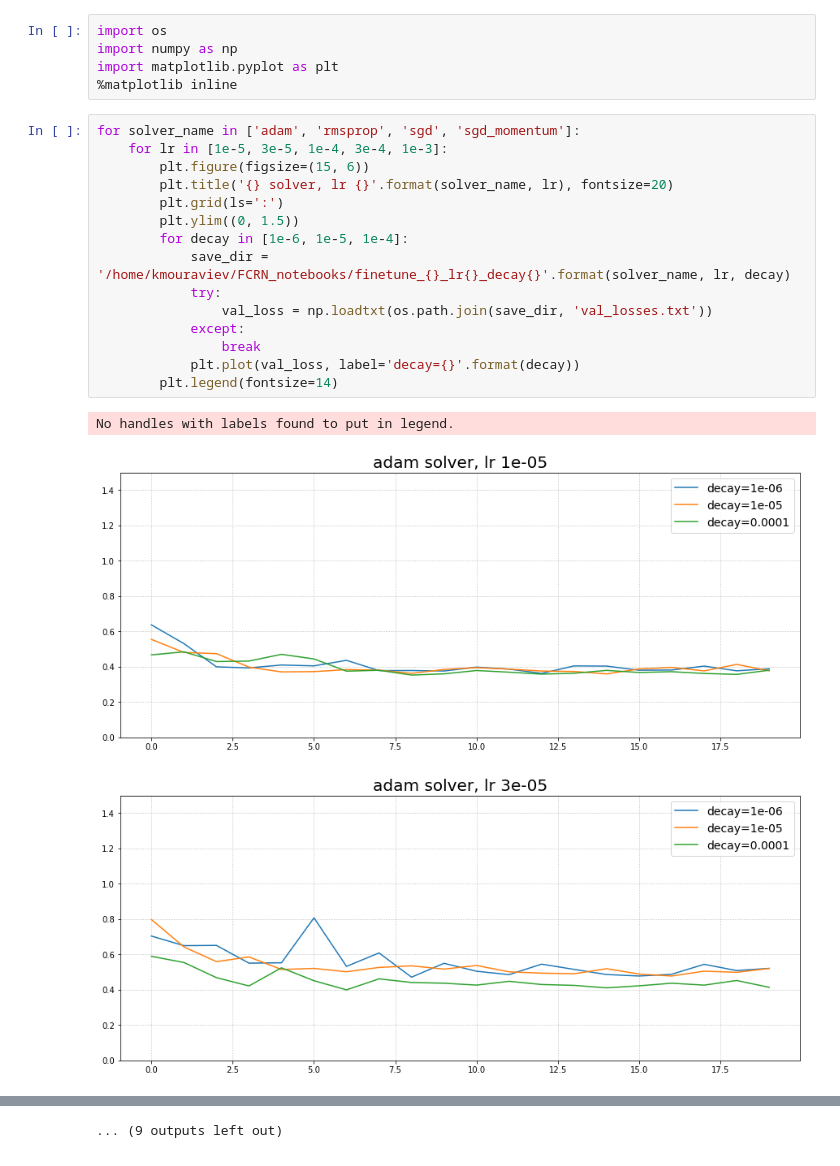
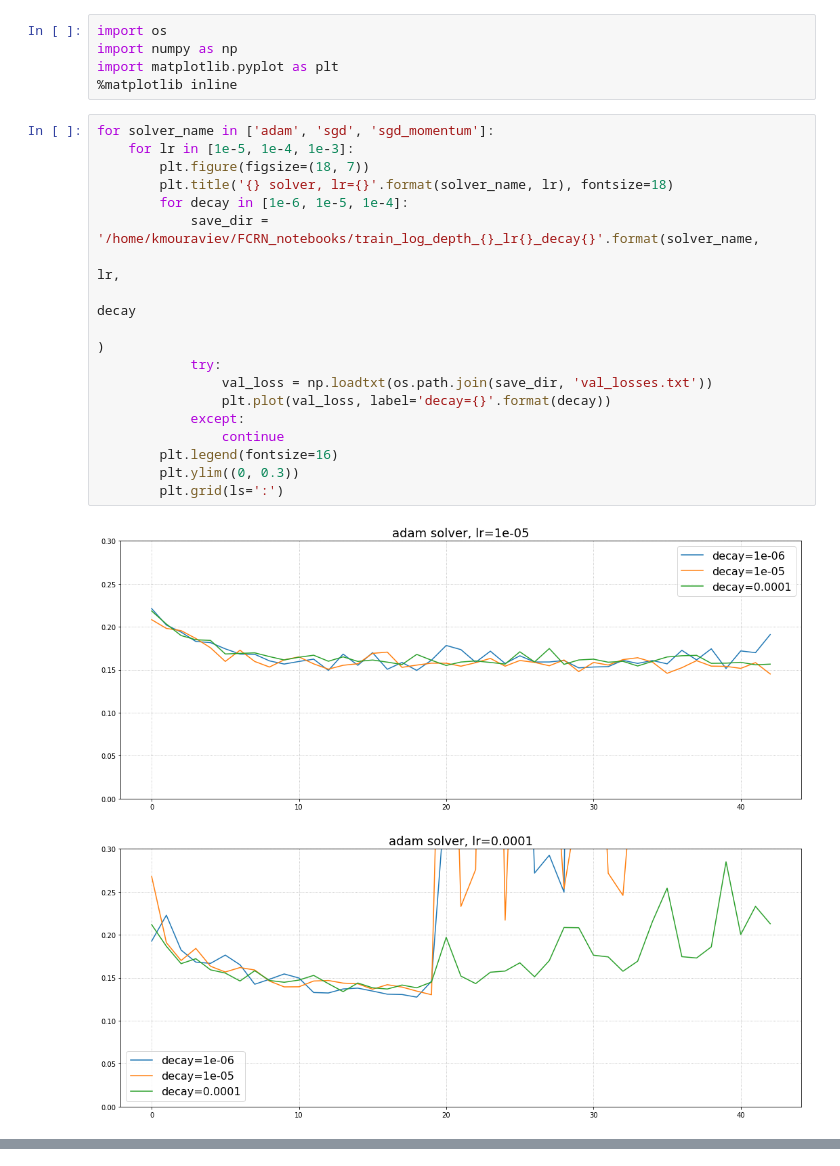
Before and after one commit to CnnDepth/FCRN_notebooks, a Jupyter notebook: Visualize_loss.ipynb, the cells around one changed output, grey strips where cells are left out. Cells and saved outputs as stored; diff of their text form.

Commit message:
Visualize models trained for log-MSE

```diff
--- a/Visualize_loss.ipynb
+++ b/Visualize_loss.ipynb
@@ -6,21 +6,23 @@ import numpy as np
 import matplotlib.pyplot as plt
 %matplotlib inline
 # %%
-for solver_name in ['adam', 'rmsprop', 'sgd', 'sgd_momentum']:
-    for lr in [1e-5, 3e-5, 1e-4, 3e-4, 1e-3]:
-        plt.figure(figsize=(15, 6))
-        plt.title('{} solver, lr {}'.format(solver_name, lr), fontsize=20)
-        plt.grid(ls=':')
-        plt.ylim((0, 1.5))
+for solver_name in ['adam', 'sgd', 'sgd_momentum']:
+    for lr in [1e-5, 1e-4, 1e-3]:
+        plt.figure(figsize=(18, 7))
+        plt.title('{} solver, lr={}'.format(solver_name, lr), fontsize=18)
         for decay in [1e-6, 1e-5, 1e-4]:
-            save_dir = '/home/kmouraviev/FCRN_notebooks/finetune_{}_lr{}_decay{}'.format(solver_name, lr, decay)
+            save_dir = '/home/kmouraviev/FCRN_notebooks/train_log_depth_{}_lr{}_decay{}'.format(solver_name,
+                                                                                                lr,
+                                                                                                decay
+                                                                                               )
             try:
                 val_loss = np.loadtxt(os.path.join(save_dir, 'val_losses.txt'))
+                plt.plot(val_loss, label='decay={}'.format(decay))
             except:
-                break
-            plt.plot(val_loss, label='decay={}'.format(decay))
-        plt.legend(fontsize=14)
+                continue
+        plt.legend(fontsize=16)
+        plt.ylim((0, 0.3))
+        plt.grid(ls=':')
 # %% [output]
-No handles with labels found to put in legend.
-[figure, old version]
+[figure, new version]
-[figure, old version]
+[figure, new version]
@@ -36 +35,0 @@ No handles with labels found to put in legend.
-... (9 outputs left out)
```
Also changed, not shown: parts of 1 cell of this notebook.
